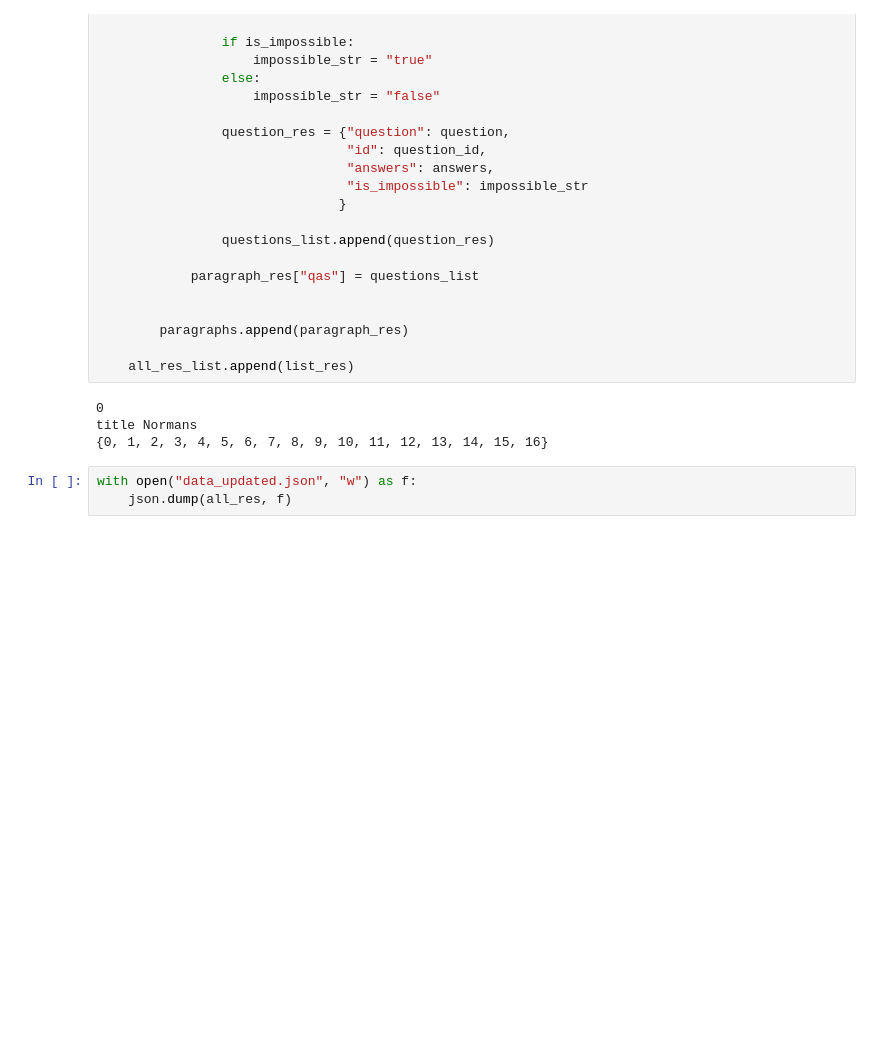
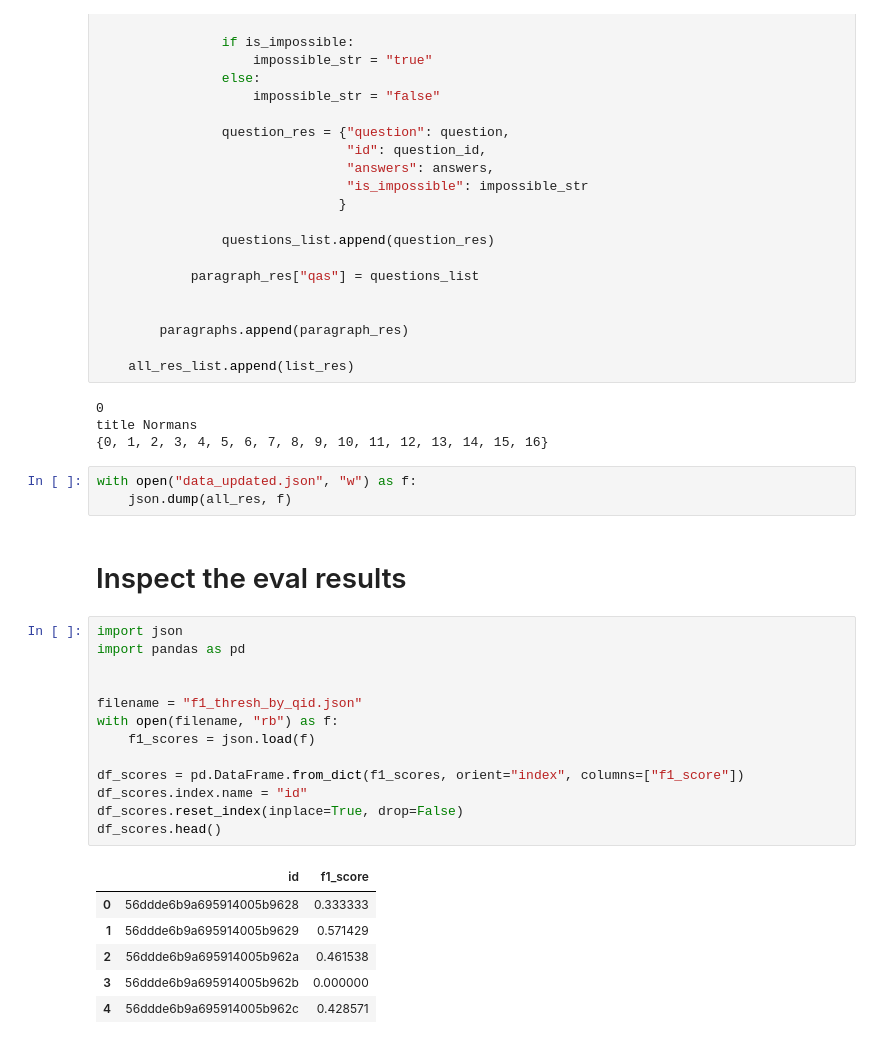
Before and after one commit to mariadancianu/RAG-Optimization, a Jupyter notebook: nb_experiments.ipynb, the cells around one changed output. Drawn from its saved outputs; the diff is of its cells as text; blank space fills up the shorter version.

Commit message:
add steps to explore the evaluation results in detail and comment code

```diff
--- a/nb_experiments.ipynb
+++ b/nb_experiments.ipynb
@@ -517,3 +519,25 @@ title Normans
 # %%
 with open("data_updated.json", "w") as f:
     json.dump(all_res, f)
+# %% [markdown]
+# Inspect the eval results
+# %%
+import json
+import pandas as pd
+
+
+filename = "f1_thresh_by_qid.json"
+with open(filename, "rb") as f:
+    f1_scores = json.load(f)
+
+df_scores = pd.DataFrame.from_dict(f1_scores, orient="index", columns=["f1_score"])
+df_scores.index.name = "id"
+df_scores.reset_index(inplace=True, drop=False)
+df_scores.head()
+# %% [output]
+|  | id | f1_score |
+| 0 | 56ddde6b9a695914005b9628 | 0.333333 |
+| 1 | 56ddde6b9a695914005b9629 | 0.571429 |
+| 2 | 56ddde6b9a695914005b962a | 0.461538 |
+| 3 | 56ddde6b9a695914005b962b | 0.000000 |
+| 4 | 56ddde6b9a695914005b962c | 0.428571 |
```
Also changed, not shown: parts of 9 cells of this notebook, 4 other files.
